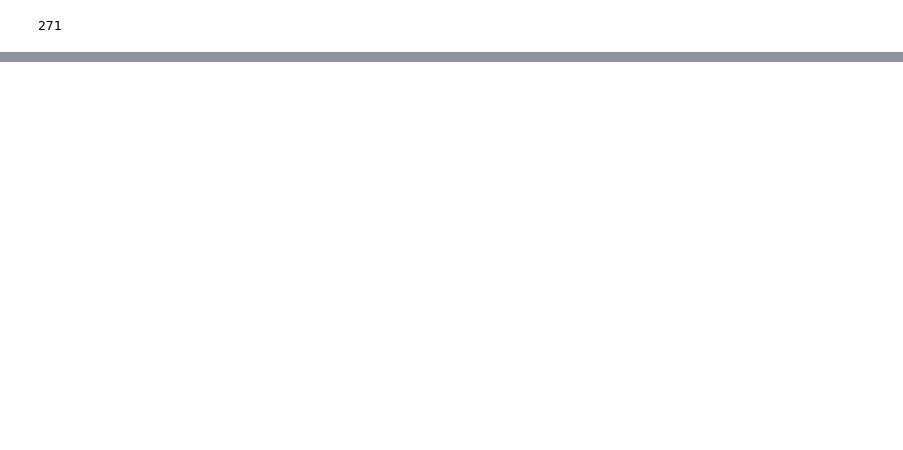
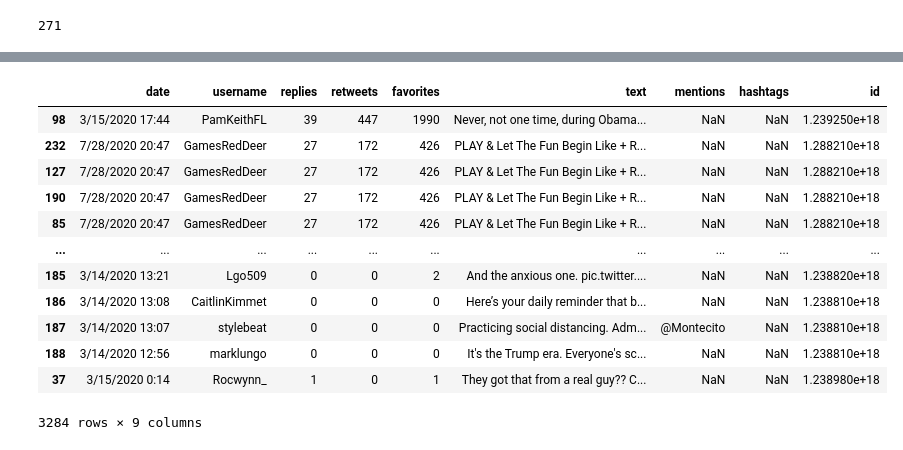
Before and after one commit to edwardsrk/depression-anxiety-tweets, a Jupyter notebook: Depression and Anxiety in Tweets.ipynb, the cells around one changed output, grey strips where cells are left out. Drawn from its saved outputs; the diff is of its cells as text; code cells hidden in the pictures; blank space fills up the shorter version.

```diff
--- a/Depression and Anxiety in Tweets.ipynb
+++ b/Depression and Anxiety in Tweets.ipynb
@@ -21,3 +6,19 @@ df1.shape
+# %%
+df1 = pd.read_csv('C:/Users/edwardsrk/anxiety-tweets/depression-anxiety-tweets/data/0314_1.csv')
+df2 = pd.read_csv('C:/Users/edwardsrk/anxiety-tweets/depression-anxiety-tweets/data/0314_2.csv')
+df3 = pd.read_csv('C:/Users/edwardsrk/anxiety-tweets/depression-anxiety-tweets/data/0314_3.csv')
+df4 = pd.read_csv('C:/Users/edwardsrk/anxiety-tweets/depression-anxiety-tweets/data/0314_4.csv')
+df5 = pd.read_csv('C:/Users/edwardsrk/anxiety-tweets/depression-anxiety-tweets/data/0314_5.csv')
+df6 = pd.read_csv('C:/Users/edwardsrk/anxiety-tweets/depression-anxiety-tweets/data/0315_1.csv')
+df7 = pd.read_csv('C:/Users/edwardsrk/anxiety-tweets/depression-anxiety-tweets/data/0315_2.csv')
+df8 = pd.read_csv('C:/Users/edwardsrk/anxiety-tweets/depression-anxiety-tweets/data/0315_3.csv')
+df9 = pd.read_csv('C:/Users/edwardsrk/anxiety-tweets/depression-anxiety-tweets/data/0315_4.csv')
+df10 = pd.read_csv('C:/Users/edwardsrk/anxiety-tweets/depression-anxiety-tweets/data/0315_5.csv')
+#10 data sets of variable size
+#will have to grab rest of data later
+# %%
+dfs_to_concat= [df1,df2,df3,df4,df5,df6,df7,df8,df9,df10]
+#list of all datasets
 # %%
 df1.username.nunique()
 # %% [output]
@@ -31,0 +30,3 @@ label
+# %%
+df = pd.concat(dfs_to_concat)
+#combine all ten datasets into one dataframe
@@ -31,0 +46,2 @@ label
+# %%
+df = df.drop(['geo', 'to', 'permalink'], axis = 1)
@@ -31,0 +141,20 @@ label
+# %%
+top_retweets = df.sort_values(by = ['retweets'],ascending= False, axis = 0)
+#df of retweets with index with most retweets first
+top_retweets.head(10).index.tolist()
+#index of top retweeted tweets
+top_retweets
+# %% [output]
+|  | date | username | replies | retweets | favorites | text | mentions | hashtags | id |
+| 98 | 3/15/2020 17:44 | PamKeithFL | 39 | 447 | 1990 | Never, not one time, during Obama... | NaN | NaN | 1.239250e+18 |
+| 232 | 7/28/2020 20:47 | GamesRedDeer | 27 | 172 | 426 | PLAY & Let The Fun Begin Like + R... | NaN | NaN | 1.288210e+18 |
+| 127 | 7/28/2020 20:47 | GamesRedDeer | 27 | 172 | 426 | PLAY & Let The Fun Begin Like + R... | NaN | NaN | 1.288210e+18 |
+| 190 | 7/28/2020 20:47 | GamesRedDeer | 27 | 172 | 426 | PLAY & Let The Fun Begin Like + R... | NaN | NaN | 1.288210e+18 |
+| 85 | 7/28/2020 20:47 | GamesRedDeer | 27 | 172 | 426 | PLAY & Let The Fun Begin Like + R... | NaN | NaN | 1.288210e+18 |
+| ... | ... | ... | ... | ... | ... | ... | ... | ... | ... |
+| 185 | 3/14/2020 13:21 | Lgo509 | 0 | 0 | 2 | And the anxious one. pic.twitter.... | NaN | NaN | 1.238820e+18 |
+| 186 | 3/14/2020 13:08 | CaitlinKimmet | 0 | 0 | 0 | Here’s your daily reminder that b... | NaN | NaN | 1.238810e+18 |
+| 187 | 3/14/2020 13:07 | stylebeat | 0 | 0 | 0 | Practicing social distancing. Adm... | @Montecito | NaN | 1.238810e+18 |
+| 188 | 3/14/2020 12:56 | marklungo | 0 | 0 | 0 | It's the Trump era. Everyone's sc... | NaN | NaN | 1.238810e+18 |
+| 37 | 3/15/2020 0:14 | Rocwynn_ | 1 | 0 | 1 | They got that from a real guy?? C... | NaN | NaN | 1.238980e+18 |
+3284 rows × 9 columns
```
Also changed, not shown: parts of 18 cells of this notebook.
